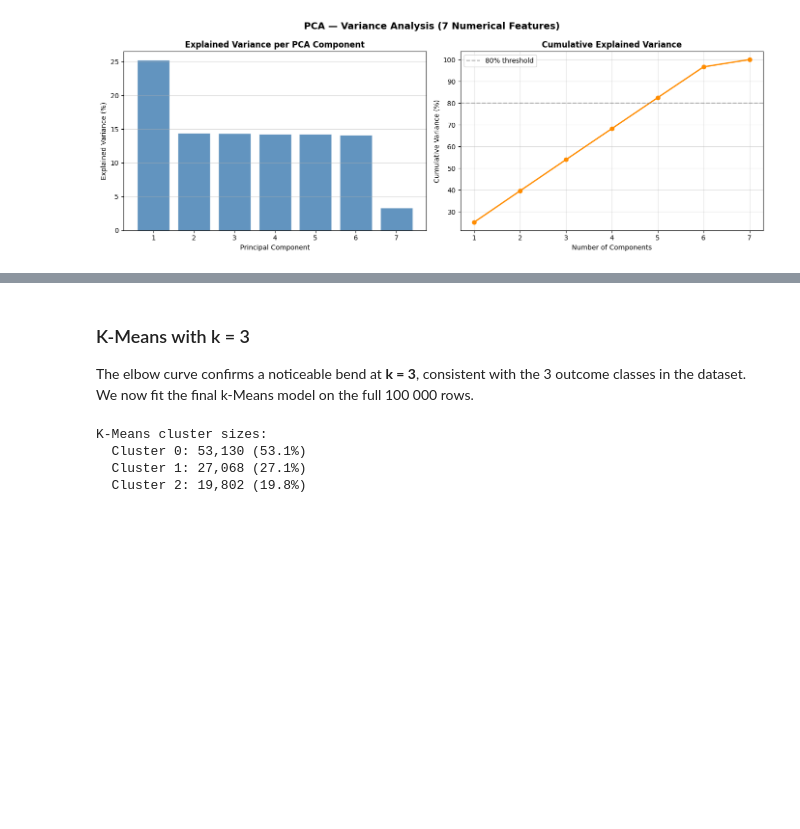
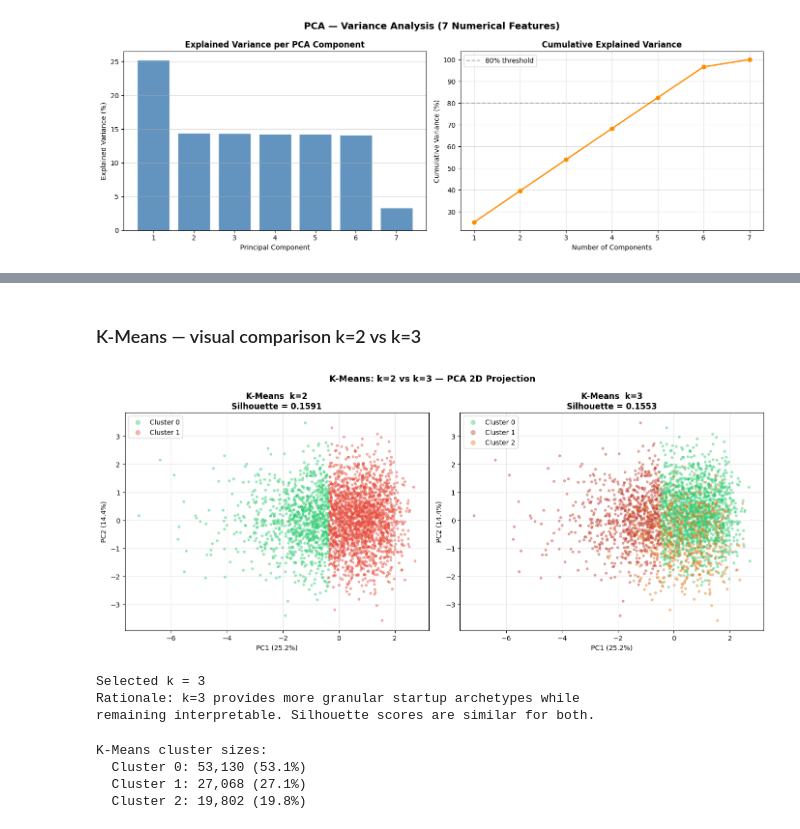
Before and after one commit to Clement-NI/Machine_learning_project_kaggle_start_up_success_data, a Jupyter notebook: scientificProject1/task.ipynb, the cells around one changed output, grey strips where cells are left out. Drawn from its saved outputs; the diff is of its cells as text; code cells hidden in the pictures; blank space fills up the shorter version.

```diff
--- a/scientificProject1/task.ipynb
+++ b/scientificProject1/task.ipynb
@@ -1180,9 +1131,44 @@ k=3 is chosen to match the 3 real outcome classes for interpretability.
 # %% [markdown]
-### K-Means with k = 3
-
-The elbow curve confirms a noticeable bend at **k = 3**, consistent with the
-3 outcome classes in the dataset.
-We now fit the final k-Means model on the full 100 000 rows.
+### K-Means — visual comparison k=2 vs k=3
+# %%
+# ── Side-by-side PCA scatter: k=2 vs k=3 ────────────────────────────────────
+colors_2 = ['#2ecc71', '#e74c3c']
+colors_3 = ['#2ecc71', '#c0392b', '#e67e22']
+
+# Subsample for plotting
+rng_v = np.random.RandomState(RANDOM_STATE)
+idx_v = rng_v.choice(len(X_pca), size=3_000, replace=False)
+
+fig, axes = plt.subplots(1, 2, figsize=(14, 6))
+
+for ax, k, colors in zip(axes, [2, 3], [colors_2, colors_3]):
+    labels_plot = results[k]['labels'][idx_v]
+    for c, col in enumerate(colors):
+        mask = labels_plot == c
+        ax.scatter(X_pca[idx_v][mask, 0], X_pca[idx_v][mask, 1],
+                   c=col, alpha=0.4, s=10, label=f'Cluster {c}')
+    ax.set_title(f'K-Means  k={k}\nSilhouette = {results[k]["silhouette"]:.4f}',
+                 fontsize=12, fontweight='bold')
+    ax.set_xlabel(f'PC1 ({pca2d.explained_variance_ratio_[0]*100:.1f}%)', fontsize=10)
+    ax.set_ylabel(f'PC2 ({pca2d.explained_variance_ratio_[1]*100:.1f}%)', fontsize=10)
+    ax.legend(fontsize=10, markerscale=2)
+    ax.grid(alpha=0.3)
+
+plt.suptitle('K-Means: k=2 vs k=3 — PCA 2D Projection', fontsize=13, fontweight='bold')
+plt.tight_layout()
+plt.show()
+
+# Choose k
+OPTIMAL_K = 3
+cluster_labels_km = results[3]['labels']
+print(f'Selected k = {OPTIMAL_K}')
+print('Rationale: k=3 provides more granular startup archetypes while')
+print('remaining interpretable. Silhouette scores are similar for both.')
+# %% [output]
+[figure, added]
+Selected k = 3
+Rationale: k=3 provides more granular startup archetypes while
+remaining interpretable. Silhouette scores are similar for both.
 # %%
 OPTIMAL_K = 3
 
```
Also changed, not shown: parts of 2 cells of this notebook.
